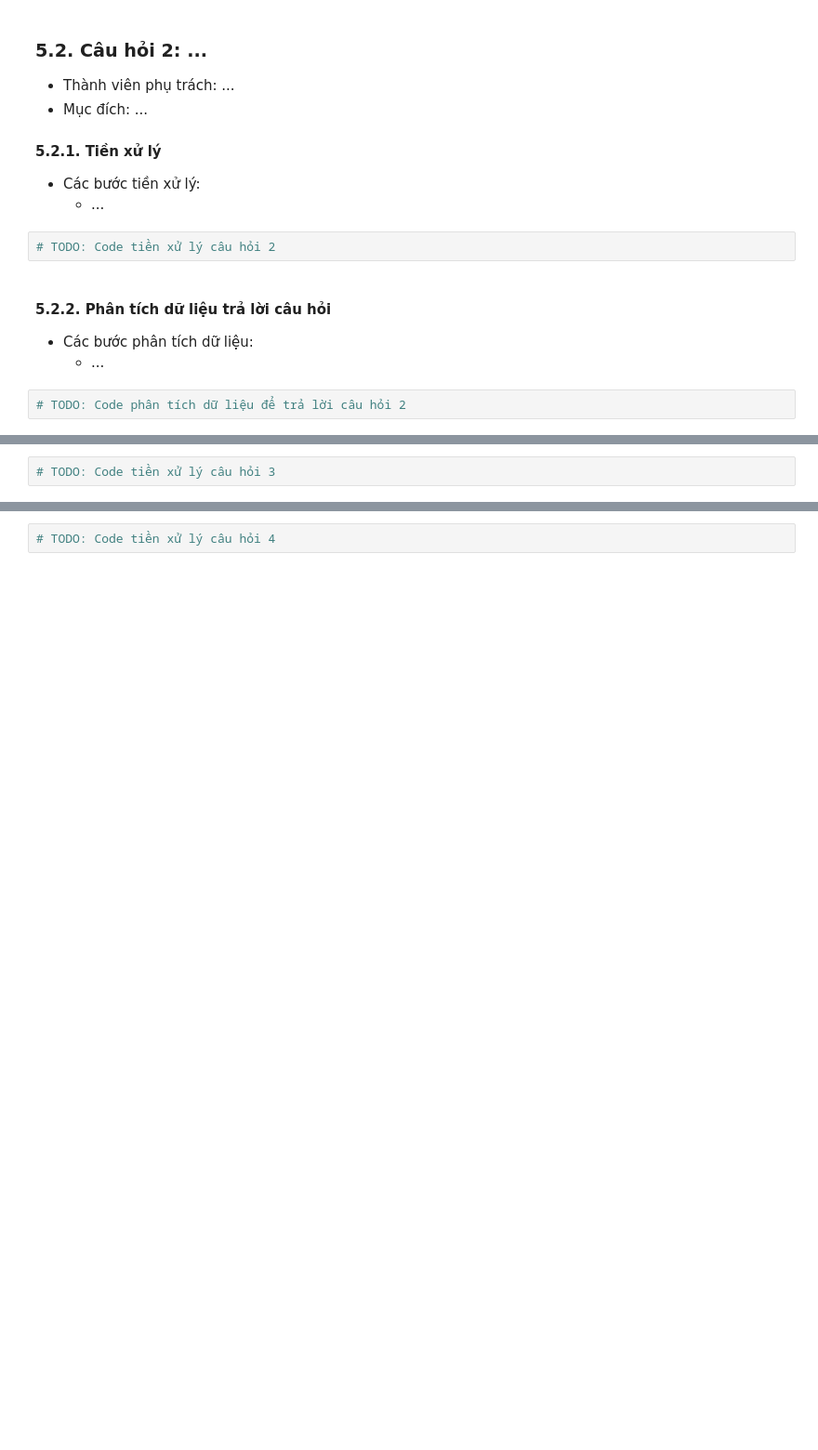
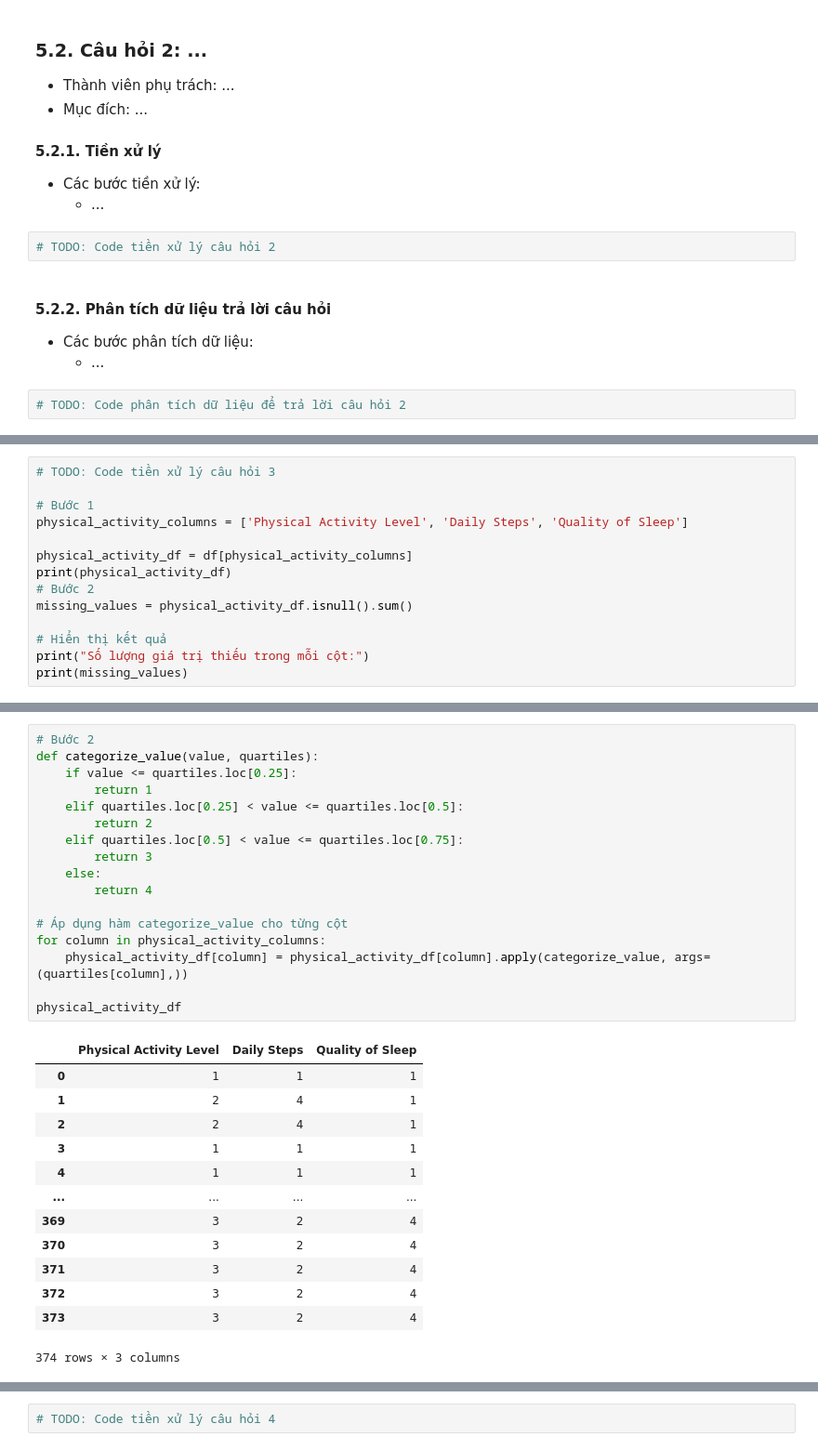
Before and after one commit to khiemnguyen812/Final_Prj_CSC17104_21KHDL1, a Jupyter notebook: Notebook.ipynb, the cells around one changed output, grey strips where cells are left out. Shown at 93% size. Cells and saved outputs as stored; diff of their text form; blank space fills up the shorter version.

```diff
--- a/Notebook.ipynb
+++ b/Notebook.ipynb
@@ -377,2 +378,14 @@ Name: count, dtype: int64
 # %%
 # TODO: Code tiền xử lý câu hỏi 3
+
+# Bước 1
+physical_activity_columns = ['Physical Activity Level', 'Daily Steps', 'Quality of Sleep']
+
+physical_activity_df = df[physical_activity_columns]
+print(physical_activity_df)
+# Bước 2
+missing_values = physical_activity_df.isnull().sum()
+
+# Hiển thị kết quả
+print("Số lượng giá trị thiếu trong mỗi cột:")
+print(missing_values)
@@ -385,0 +457,31 @@ Name: count, dtype: int64
+# %%
+# Bước 2
+def categorize_value(value, quartiles):
+    if value <= quartiles.loc[0.25]:
+        return 1
+    elif quartiles.loc[0.25] < value <= quartiles.loc[0.5]:
+        return 2
+    elif quartiles.loc[0.5] < value <= quartiles.loc[0.75]:
+        return 3
+    else:
+        return 4
+
+# Áp dụng hàm categorize_value cho từng cột
+for column in physical_activity_columns:
+    physical_activity_df[column] = physical_activity_df[column].apply(categorize_value, args=(quartiles[column],))
+
+physical_activity_df
+# %% [output]
+|  | Physical Activity Level | Daily Steps | Quality of Sleep |
+| 0 | 1 | 1 | 1 |
+| 1 | 2 | 4 | 1 |
+| 2 | 2 | 4 | 1 |
+| 3 | 1 | 1 | 1 |
+| 4 | 1 | 1 | 1 |
+| ... | ... | ... | ... |
+| 369 | 3 | 2 | 4 |
+| 370 | 3 | 2 | 4 |
+| 371 | 3 | 2 | 4 |
+| 372 | 3 | 2 | 4 |
+| 373 | 3 | 2 | 4 |
+374 rows × 3 columns
```
Also changed, not shown: parts of 15 cells of this notebook.
